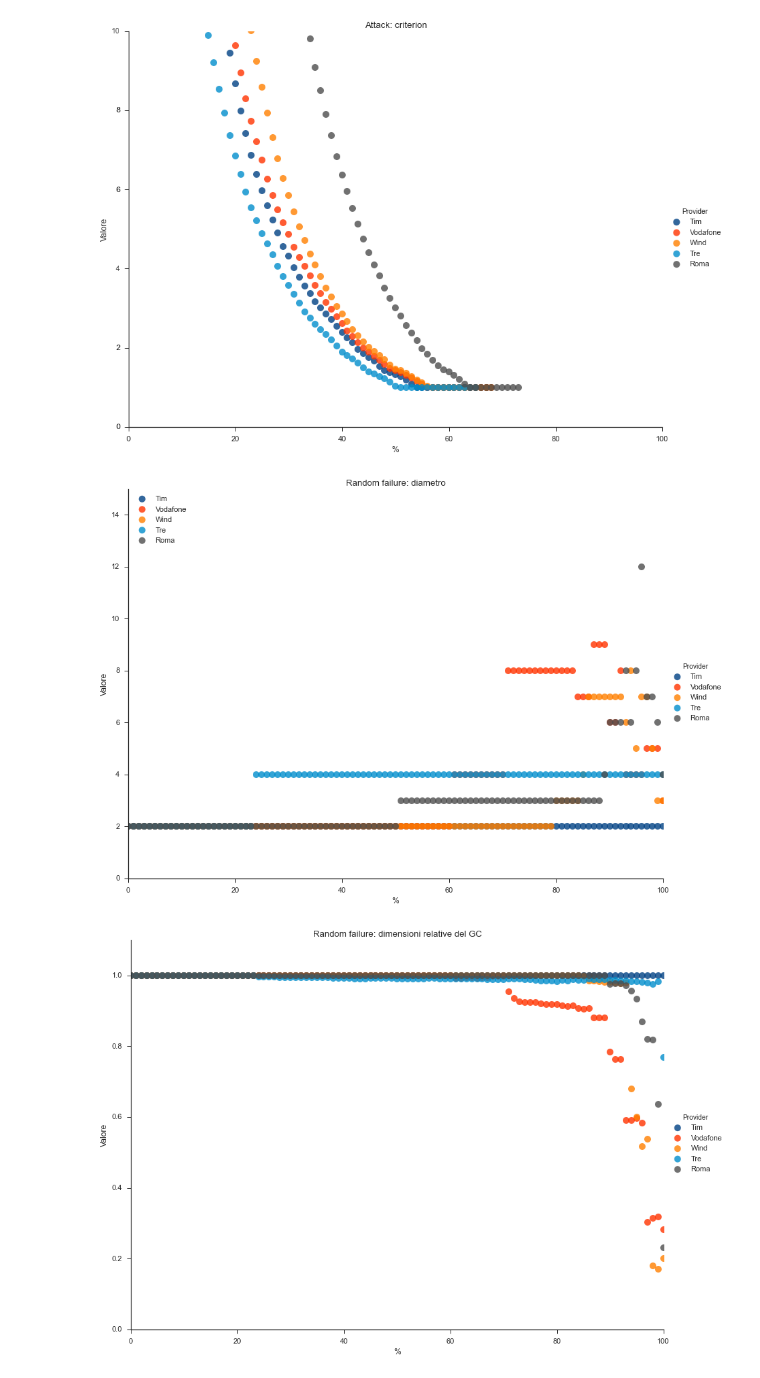
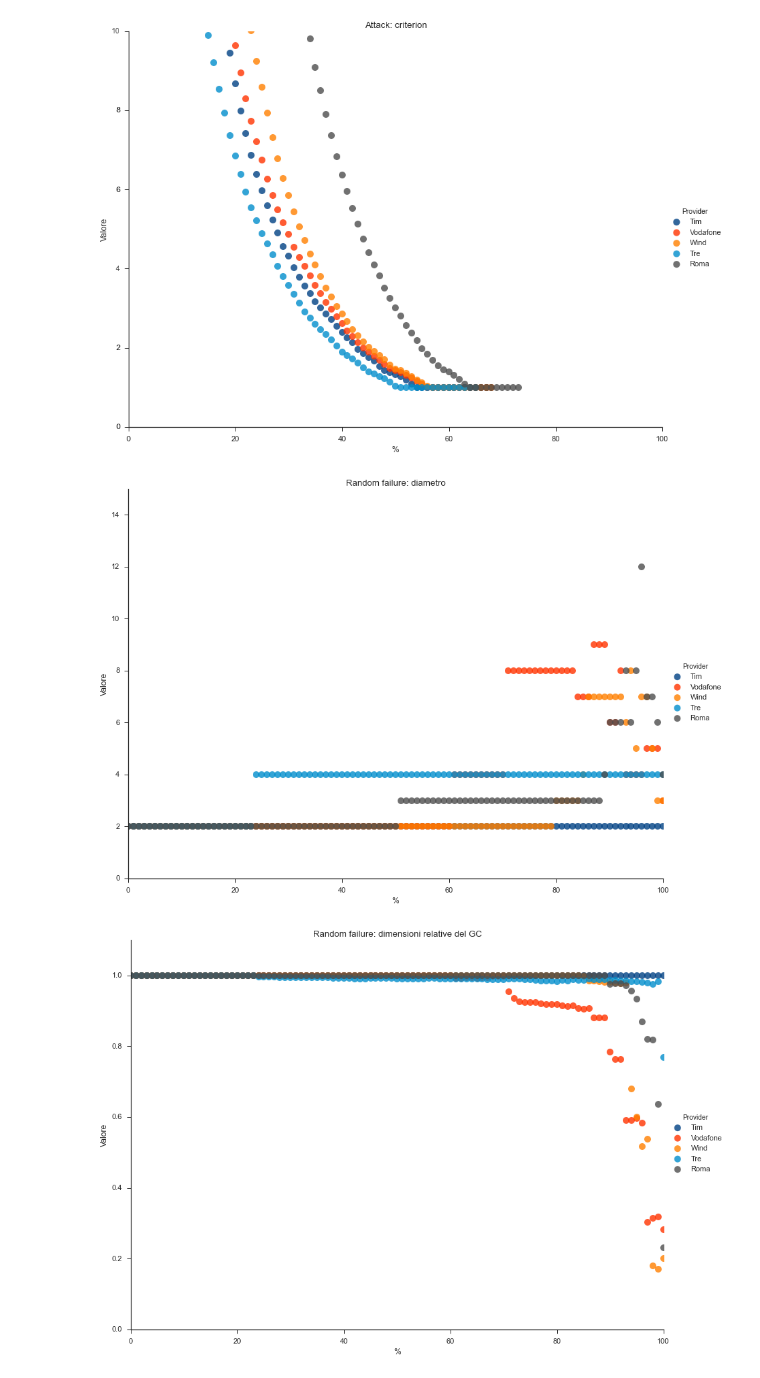
Before and after one commit to FedericoMuciaccia/SistemiComplessi, a Jupyter notebook: src/Iuri/Attacco con graph tool NON APRITE QUESTO NOTEBOOK.ipynb, the cells around one changed output. Cells and saved outputs as stored; diff of their text form; code cells hidden in the pictures.

```diff
--- a/src/Iuri/Attacco con graph tool NON APRITE QUESTO NOTEBOOK.ipynb
+++ b/src/Iuri/Attacco con graph tool NON APRITE QUESTO NOTEBOOK.ipynb
@@ -489,7 +489,7 @@ pyplot.xlabel("%")
 pyplot.ylabel("Valore")
 pyplot.xlim(0, 100)
 pyplot.ylim(0, 15)
-pyplot.legend(loc = 2)
+#pyplot.legend(loc = 2)
 #pyplot.savefig('/home/protoss/Documenti/SistemiComplessi/img/gToolFailureD_Final.eps', format='eps', dpi=1000)
 pyplot.savefig('/home/protoss/Documenti/SistemiComplessi/img/gToolFailureD_Final.svg', format='svg', dpi=1000)
 
@@ -541,34 +541,34 @@ pyplot.savefig('/home/protoss/Documenti/SistemiComplessi/img/gToolFailureC_Final
 #gradomedio
 seaborn.lmplot('percent', 'average degree', data=datiFinal, fit_reg=False,
            size = 9, aspect = 1.3333,
 #           legend = False,
            hue='Provider', palette = colori,
            scatter_kws={"marker": "D", "s": 100})
 pyplot.title('Random failure: average degree')
 pyplot.xlabel("%")
 pyplot.ylabel("Valore")
 pyplot.xlim(0, 100)
 #pyplot.ylim(0,100)
 #pyplot.legend()
 #pyplot.savefig('/home/protoss/Documenti/SistemiComplessi/img/gToolFailurek_Final.eps', format='eps', dpi=1000)
 pyplot.savefig('/home/protoss/Documenti/SistemiComplessi/img/gToolFailurek_Final.svg', format='svg', dpi=1000)
 
 #CRITERION
 seaborn.lmplot('percent', 'soglia percolativa', data=datiFinal, fit_reg=False,
                 size = 9, aspect = 1.3333,
 #                legend = False,
                 hue='Provider', palette = colori,
                 scatter_kws={"marker": "D", "s": 100})
 pyplot.title('Random failure: criterion')
 pyplot.xlabel("%")
 pyplot.ylabel("Valore")
 pyplot.xlim(0, 100)
 pyplot.ylim(0,100)
 #pyplot.legend(loc = 2)
 #pyplot.savefig('/home/protoss/Documenti/SistemiComplessi/img/gToolFailurec_Final.eps', format='eps', dpi=1000)
 pyplot.savefig('/home/protoss/Documenti/SistemiComplessi/img/gToolFailurec_Final.svg', format='svg', dpi=1000)
 # %% [output]
-[figure, old version]
+[figure, new version]
 [figure]
 [figure]
 [figure]
```
Also changed, not shown: parts of 1 cell of this notebook, 4 other files.
